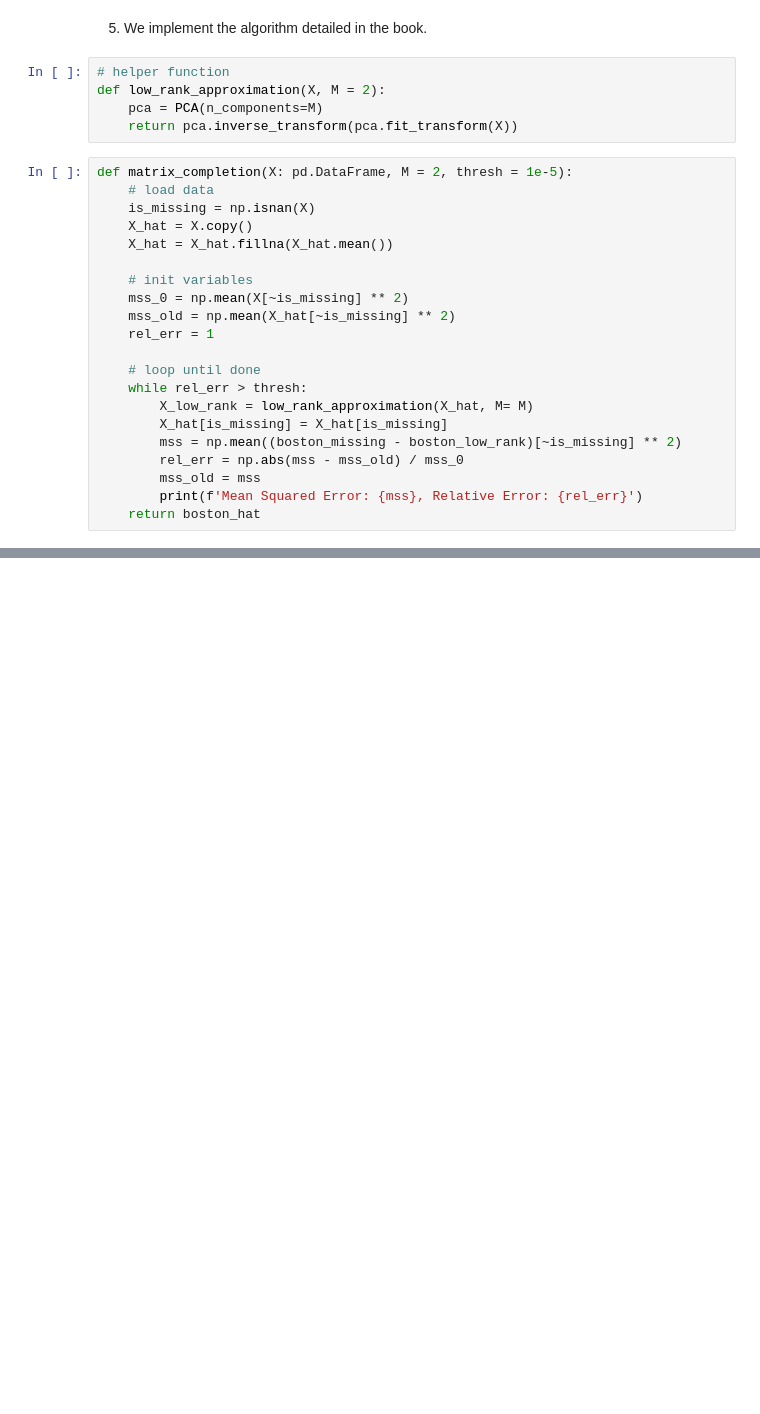
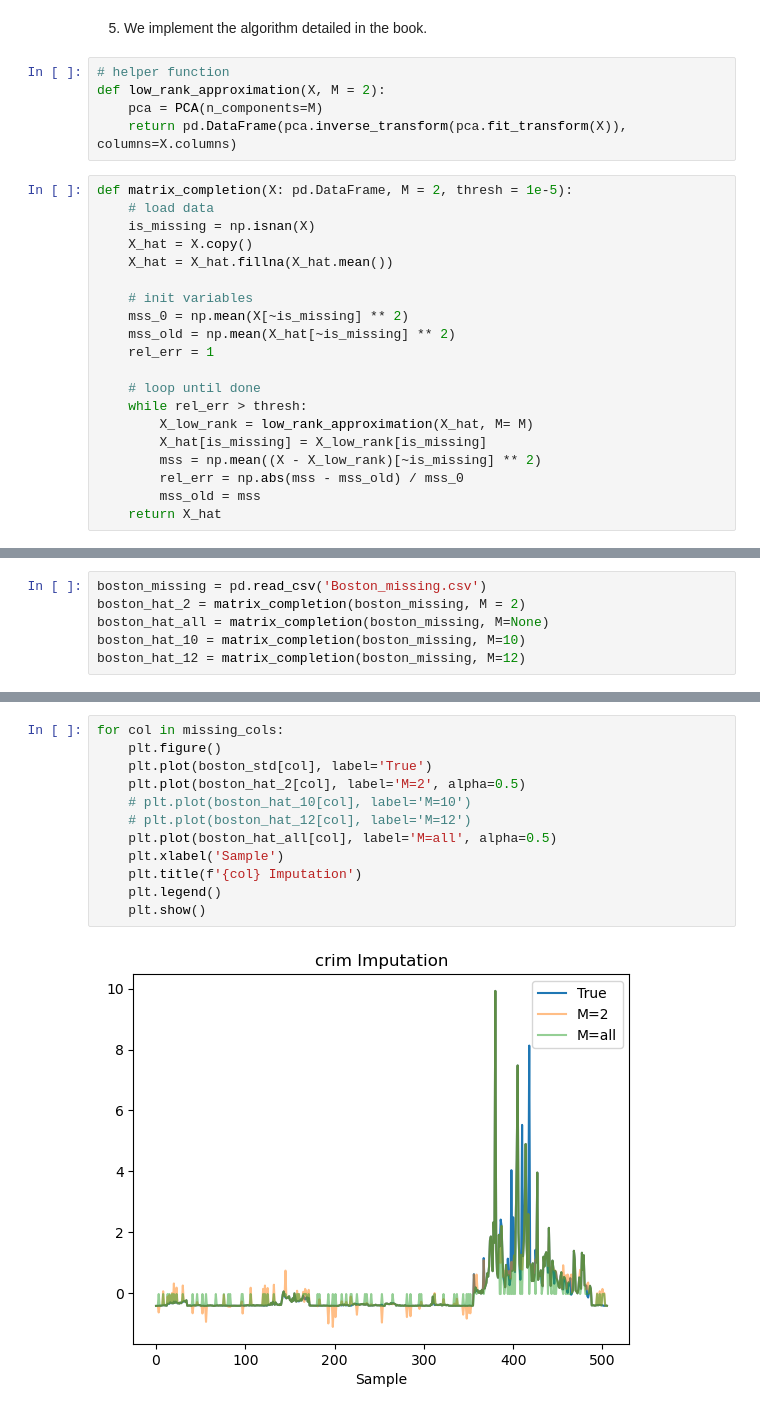
Before and after one commit to andrewlys/ECMA-31330, a Jupyter notebook: hw4/hw4.ipynb, the cells around one changed output, grey strips where cells are left out. Cells and saved outputs as stored; diff of their text form; blank space fills up the shorter version.

```diff
--- a/hw4/hw4.ipynb
+++ b/hw4/hw4.ipynb
@@ -153,7 +153,7 @@ boston_missing.to_csv('Boston_missing.csv', index=False)
 # helper function
 def low_rank_approximation(X, M = 2):
     pca = PCA(n_components=M)
-    return pca.inverse_transform(pca.fit_transform(X))
+    return pd.DataFrame(pca.inverse_transform(pca.fit_transform(X)), columns=X.columns)
 # %%
 def matrix_completion(X: pd.DataFrame, M = 2, thresh = 1e-5):
     # load data
@@ -169,9 +169,8 @@ def matrix_completion(X: pd.DataFrame, M = 2, thresh = 1e-5):
     # loop until done
     while rel_err > thresh:
         X_low_rank = low_rank_approximation(X_hat, M= M)
-        X_hat[is_missing] = X_hat[is_missing]
-        mss = np.mean((boston_missing - boston_low_rank)[~is_missing] ** 2)
+        X_hat[is_missing] = X_low_rank[is_missing]
+        mss = np.mean((X - X_low_rank)[~is_missing] ** 2)
         rel_err = np.abs(mss - mss_old) / mss_0
         mss_old = mss
-        print(f'Mean Squared Error: {mss}, Relative Error: {rel_err}')
-    return boston_hat
+    return X_hat
@@ -179,0 +177,6 @@ boston_missing = pd.read_csv('Boston_missing.csv')
+# %%
+boston_missing = pd.read_csv('Boston_missing.csv')
+boston_hat_2 = matrix_completion(boston_missing, M = 2)
+boston_hat_all = matrix_completion(boston_missing, M=None)
+boston_hat_10 = matrix_completion(boston_missing, M=10)
+boston_hat_12 = matrix_completion(boston_missing, M=12)
@@ -179,0 +185,14 @@ boston_missing = pd.read_csv('Boston_missing.csv')
+# %%
+for col in missing_cols:
+    plt.figure()
+    plt.plot(boston_std[col], label='True')
+    plt.plot(boston_hat_2[col], label='M=2', alpha=0.5)
+    # plt.plot(boston_hat_10[col], label='M=10')
+    # plt.plot(boston_hat_12[col], label='M=12')
+    plt.plot(boston_hat_all[col], label='M=all', alpha=0.5)
+    plt.xlabel('Sample')
+    plt.title(f'{col} Imputation')
+    plt.legend()
+    plt.show()
+# %% [output]
+[figure, added]
```
Also changed, not shown: parts of 10 cells of this notebook.
